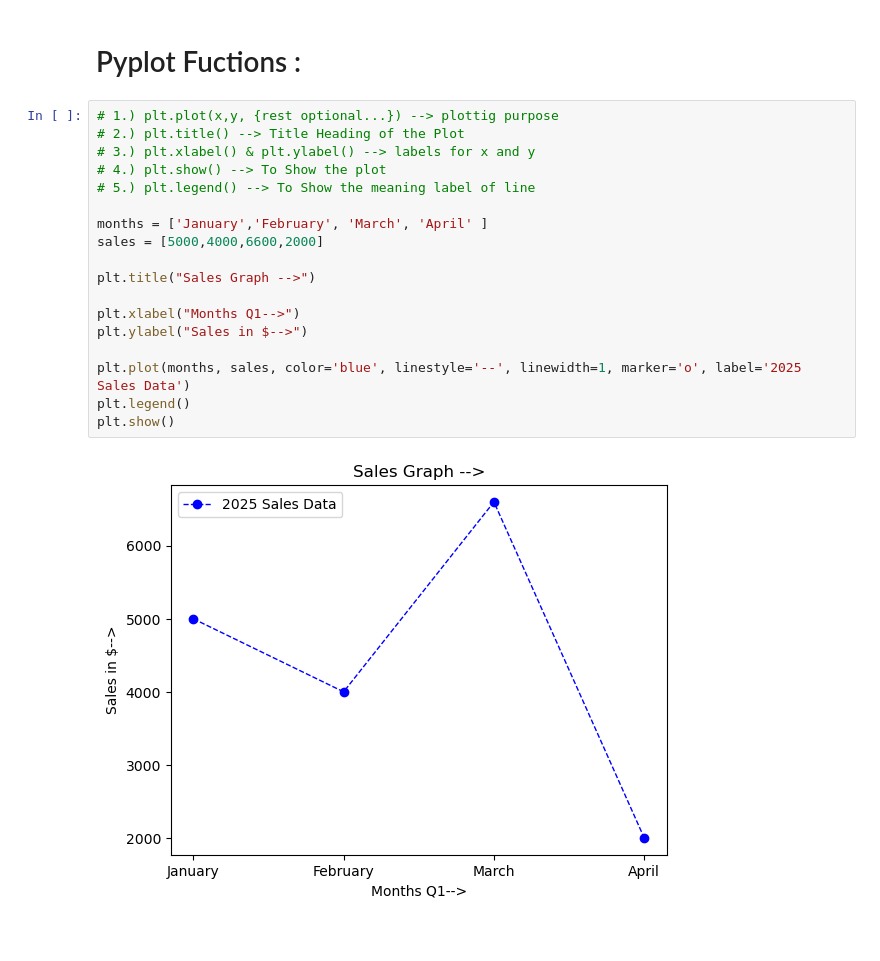
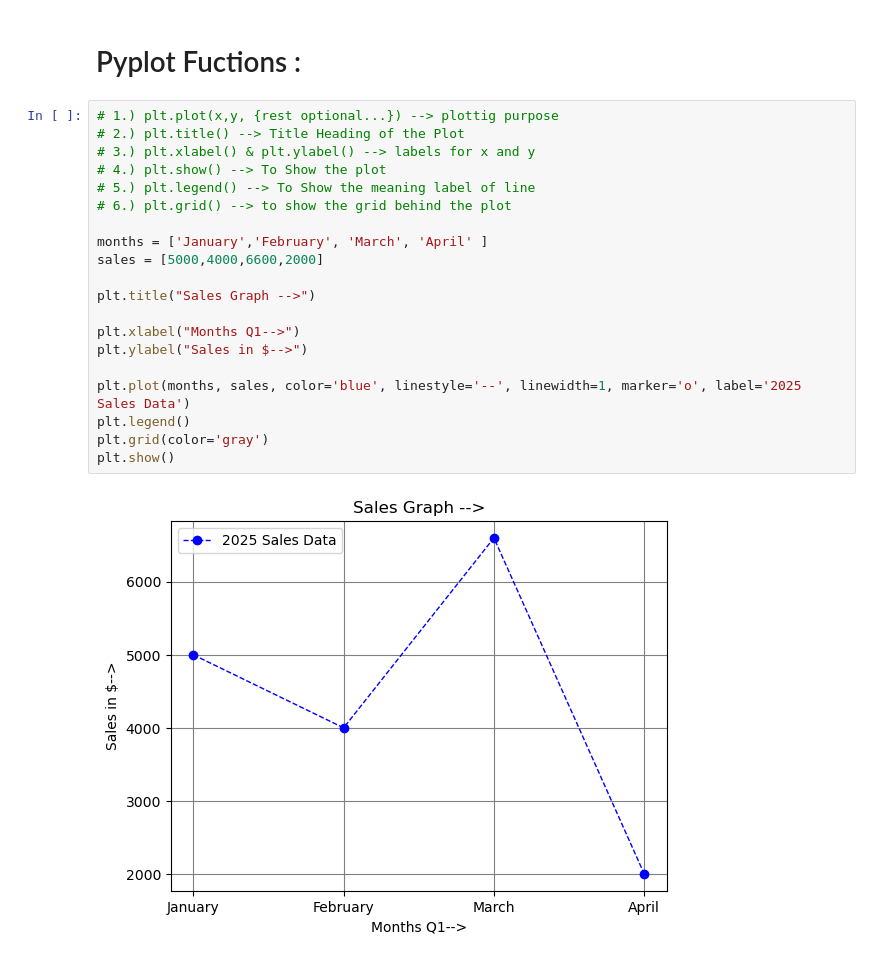
Before and after one commit to Nevin100/Data-Visualization, a Jupyter notebook: Matplotlib.ipynb, the cells around one changed output. Saved outputs shown, nothing was run; the diff lists cells and outputs as text.

```diff
--- a/Matplotlib.ipynb
+++ b/Matplotlib.ipynb
@@ -49,20 +49,22 @@ plt.show()
 # %%
 # 1.) plt.plot(x,y, {rest optional...}) --> plottig purpose
 # 2.) plt.title() --> Title Heading of the Plot
 # 3.) plt.xlabel() & plt.ylabel() --> labels for x and y
 # 4.) plt.show() --> To Show the plot
 # 5.) plt.legend() --> To Show the meaning label of line
+# 6.) plt.grid() --> to show the grid behind the plot
 
 months = ['January','February', 'March', 'April' ]
 sales = [5000,4000,6600,2000]
 
 plt.title("Sales Graph -->")
 
 plt.xlabel("Months Q1-->")
 plt.ylabel("Sales in $-->")
 
 plt.plot(months, sales, color='blue', linestyle='--', linewidth=1, marker='o', label='2025 Sales Data')
 plt.legend()
+plt.grid(color='gray')
 plt.show()
 # %% [output]
-[figure, old version]
+[figure, new version]
```
